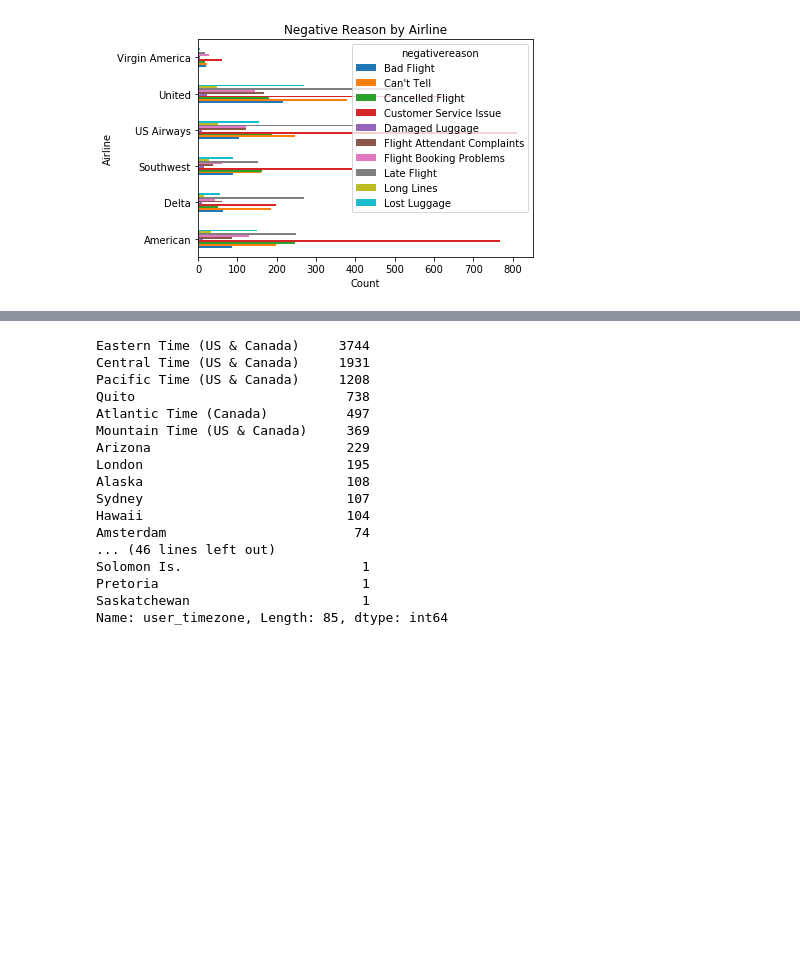
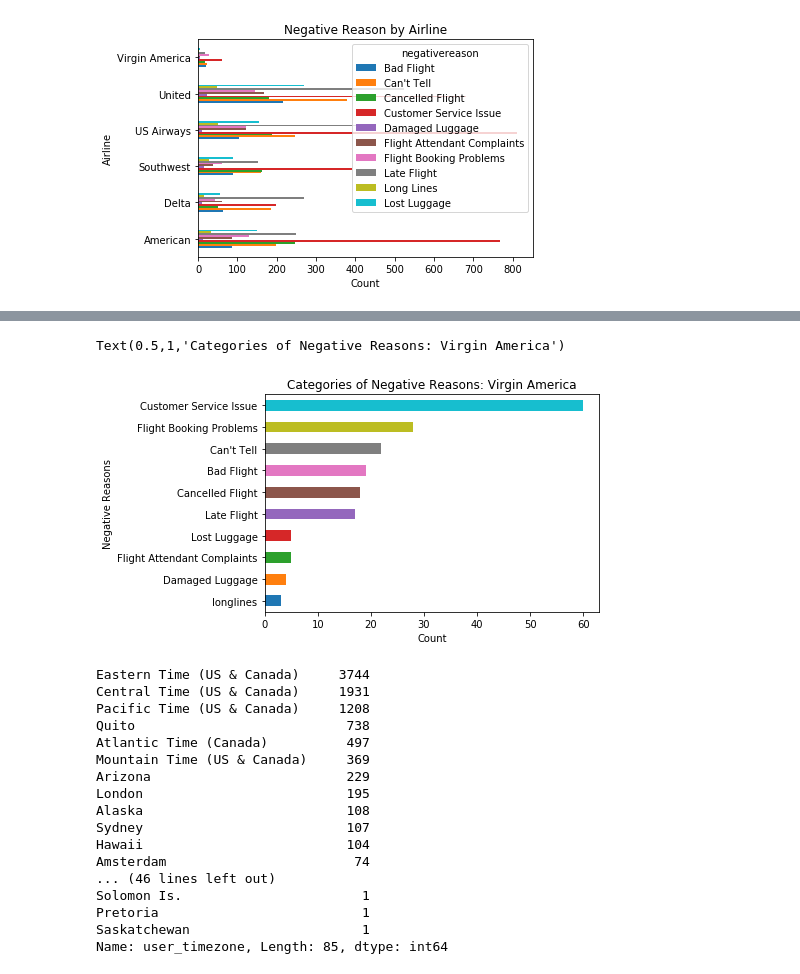
Before and after one commit to becerraperu/NLP-twitter, a Jupyter notebook: NLP - twitter.ipynb, the cells around one changed output, grey strips where cells are left out. Saved outputs shown, nothing was run; the diff lists cells and outputs as text; code cells hidden in the pictures; blank space fills up the shorter version.

```diff
--- a/NLP - twitter.ipynb
+++ b/NLP - twitter.ipynb
@@ -248,3 +345,14 @@ Text(0.5,1,'Categories of Negative Reasons')
+# %%
+# Count of category occurence for Virgin.
+
+negreas = df[df.airline=='Virgin America'].negativereason.value_counts().sort_values()
+negreas.plot.barh()
+plt.xlabel('Count')
+plt.ylabel('Negative Reasons')
+plt.title('Categories of Negative Reasons: Virgin America')
+# %% [output]
+Text(0.5,1,'Categories of Negative Reasons: Virgin America')
+[figure, added]
 # %%
 df.user_timezone.value_counts()
 # %% [output]
```
Also changed, not shown: parts of 34 cells of this notebook.
